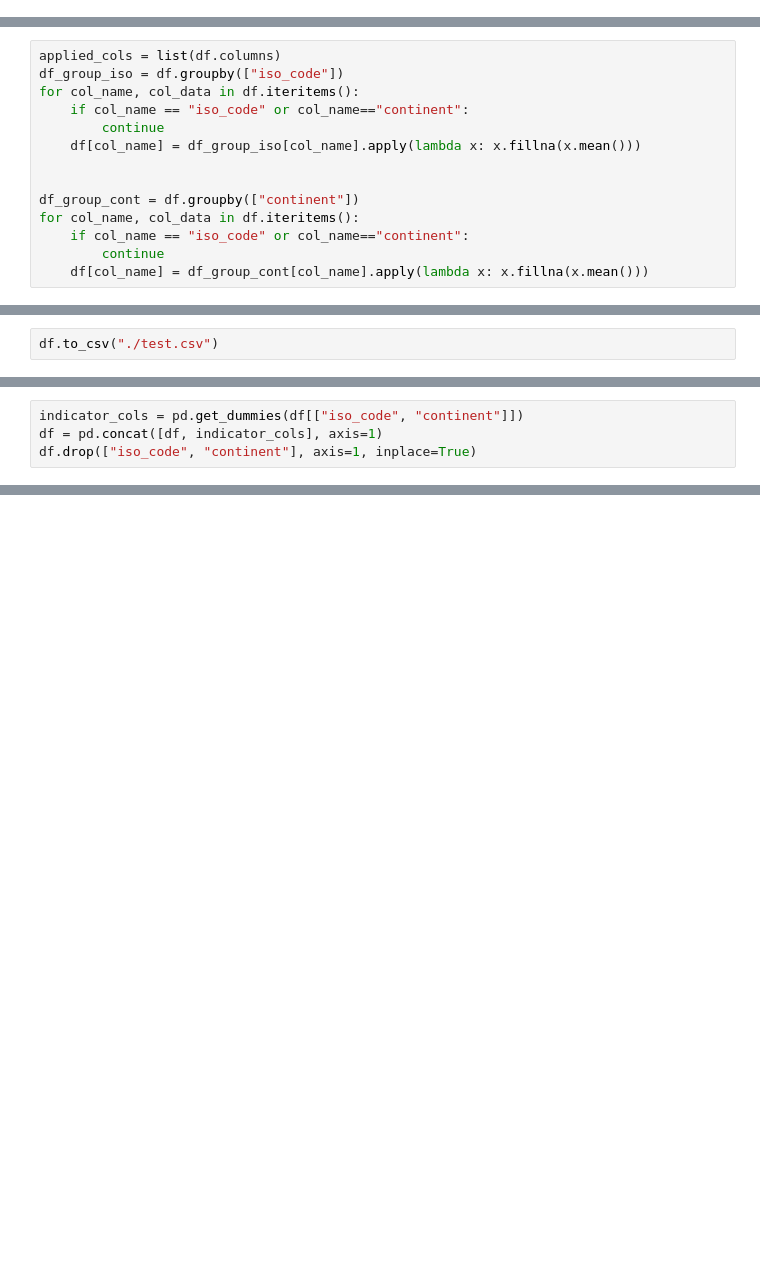
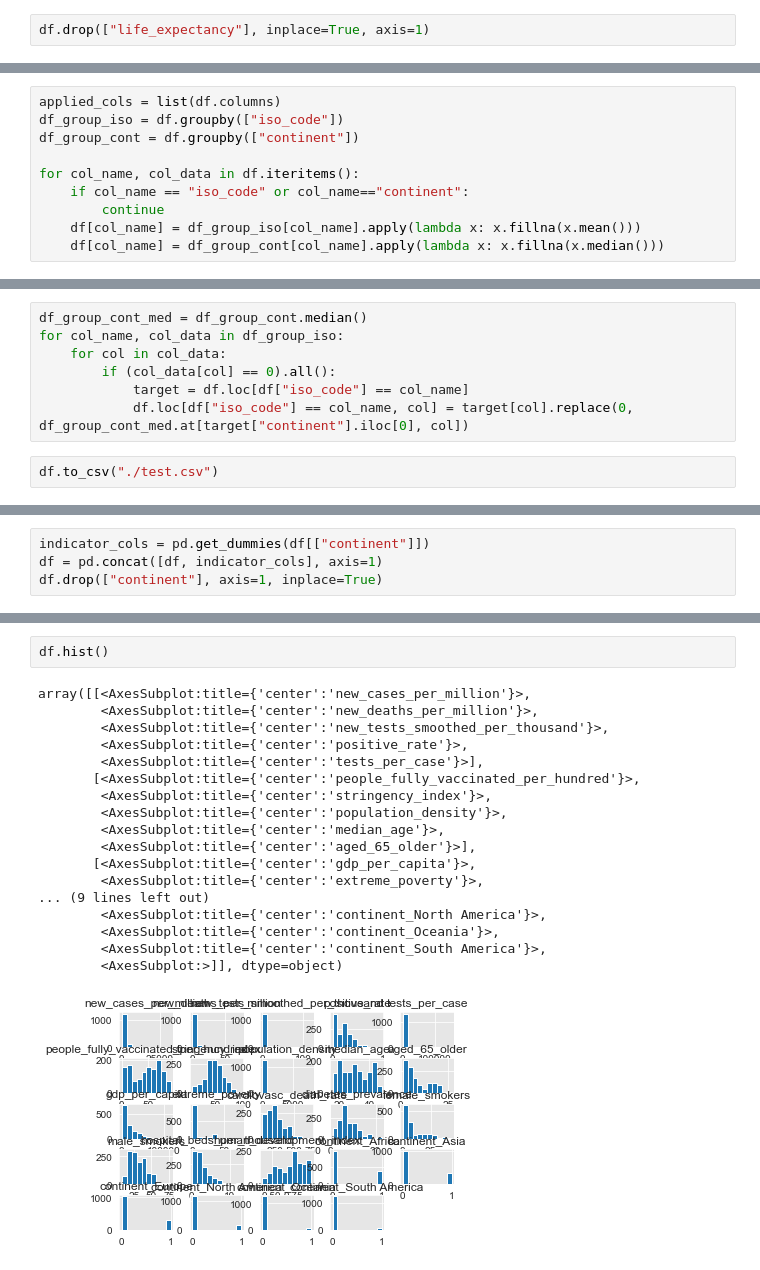
Before and after one commit to Ashimory/regression, a Jupyter notebook: regression.ipynb, the cells around one changed output, grey strips where cells are left out. Drawn from its saved outputs; the diff is of its cells as text; blank space fills up the shorter version.

Commit message:
data preprocess

```diff
--- a/regression.ipynb
+++ b/regression.ipynb
@@ -13,0 +203,2 @@ print(df.columns.shape)
+# %%
+df.drop(["life_expectancy"], inplace=True, axis=1)
@@ -14,14 +221,10 @@ print(df.columns.shape)
 # %%
 applied_cols = list(df.columns)
 df_group_iso = df.groupby(["iso_code"])
+df_group_cont = df.groupby(["continent"])
+
 for col_name, col_data in df.iteritems():
     if col_name == "iso_code" or col_name=="continent":
         continue
     df[col_name] = df_group_iso[col_name].apply(lambda x: x.fillna(x.mean()))
-
-
-df_group_cont = df.groupby(["continent"])
-for col_name, col_data in df.iteritems():
-    if col_name == "iso_code" or col_name=="continent":
-        continue
-    df[col_name] = df_group_cont[col_name].apply(lambda x: x.fillna(x.mean()))
+    df[col_name] = df_group_cont[col_name].apply(lambda x: x.fillna(x.median()))
@@ -28,2 +257,9 @@ for col_name, col_data in df.iteritems():
+# %%
+df_group_cont_med = df_group_cont.median()
+for col_name, col_data in df_group_iso:
+    for col in col_data:
+        if (col_data[col] == 0).all():
+            target = df.loc[df["iso_code"] == col_name]
+            df.loc[df["iso_code"] == col_name, col] = target[col].replace(0, df_group_cont_med.at[target["continent"].iloc[0], col])
 # %%
 df.to_csv("./test.csv")
@@ -30,4 +268,4 @@ df.to_csv("./test.csv")
 # %%
-indicator_cols = pd.get_dummies(df[["iso_code", "continent"]])
+indicator_cols = pd.get_dummies(df[["continent"]])
 df = pd.concat([df, indicator_cols], axis=1)
-df.drop(["iso_code", "continent"], axis=1, inplace=True)
+df.drop(["continent"], axis=1, inplace=True)
@@ -33,0 +276,21 @@ df.drop(["iso_code", "continent"], axis=1, inplace=True)
+# %%
+df.hist()
+# %% [output]
+array([[<AxesSubplot:title={'center':'new_cases_per_million'}>,
+        <AxesSubplot:title={'center':'new_deaths_per_million'}>,
+        <AxesSubplot:title={'center':'new_tests_smoothed_per_thousand'}>,
+        <AxesSubplot:title={'center':'positive_rate'}>,
+        <AxesSubplot:title={'center':'tests_per_case'}>],
+       [<AxesSubplot:title={'center':'people_fully_vaccinated_per_hundred'}>,
+        <AxesSubplot:title={'center':'stringency_index'}>,
+        <AxesSubplot:title={'center':'population_density'}>,
+        <AxesSubplot:title={'center':'median_age'}>,
+        <AxesSubplot:title={'center':'aged_65_older'}>],
+       [<AxesSubplot:title={'center':'gdp_per_capita'}>,
+        <AxesSubplot:title={'center':'extreme_poverty'}>,
+... (9 lines left out)
+        <AxesSubplot:title={'center':'continent_North America'}>,
+        <AxesSubplot:title={'center':'continent_Oceania'}>,
+        <AxesSubplot:title={'center':'continent_South America'}>,
+        <AxesSubplot:>]], dtype=object)
+[figure, added]
```
Also changed, not shown: parts of 47 cells of this notebook, 2 other files.
